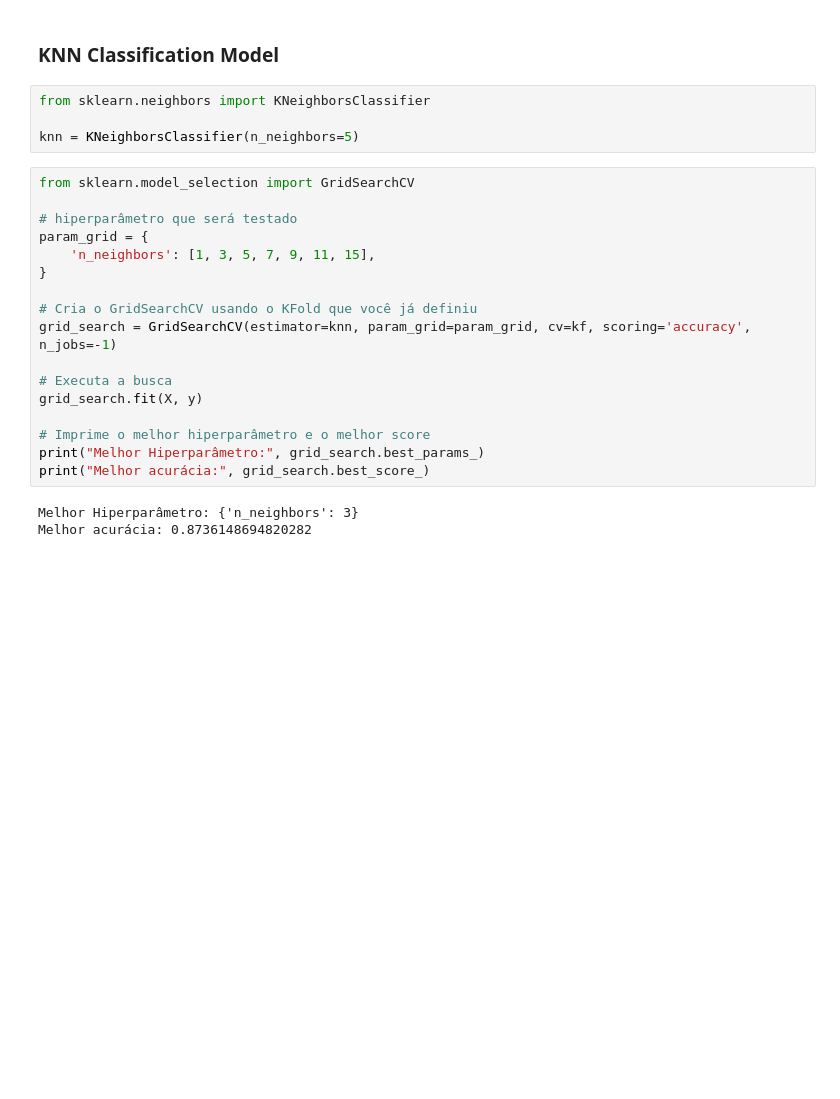
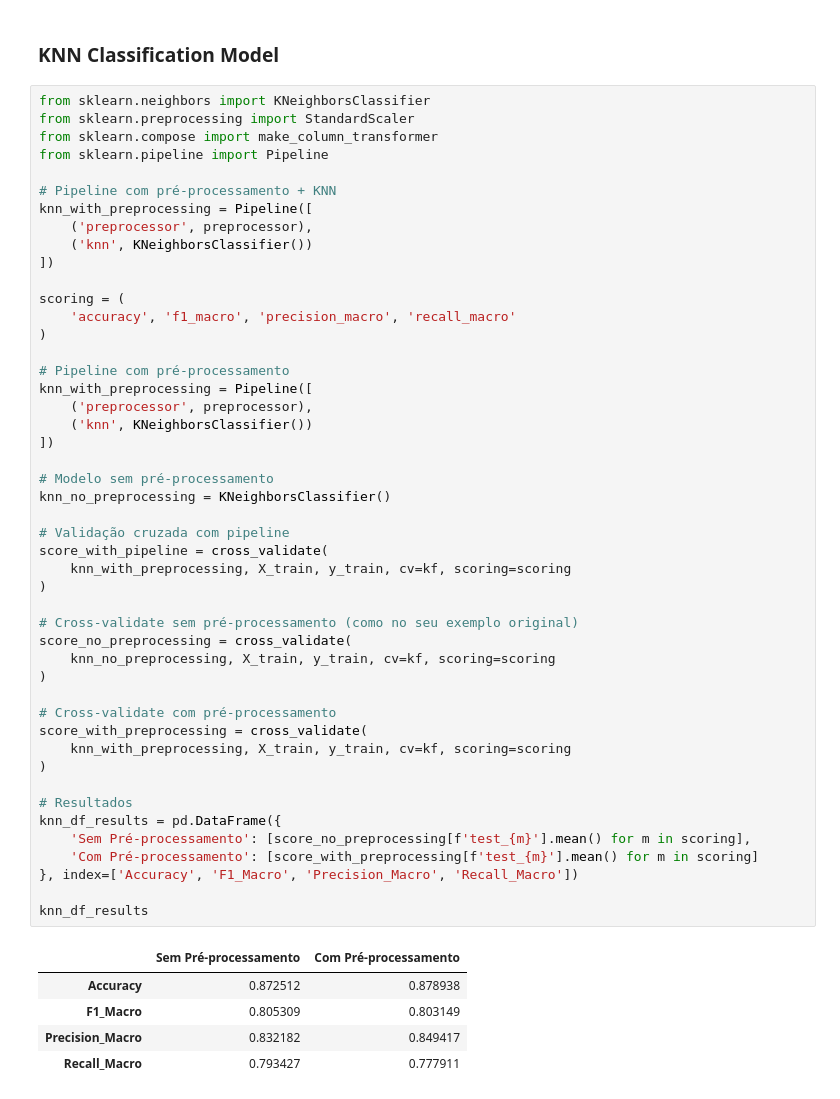
Before and after one commit to Jotape003/Trabalho-ML, a Jupyter notebook: phishingData.ipynb, the cells around one changed output. Saved outputs shown, nothing was run; the diff lists cells and outputs as text; blank space fills up the shorter version.

```diff
--- a/phishingData.ipynb
+++ b/phishingData.ipynb
@@ -613,25 +567,54 @@ plt.show()
 ### KNN Classification Model
 # %%
 from sklearn.neighbors import KNeighborsClassifier
+from sklearn.preprocessing import StandardScaler
+from sklearn.compose import make_column_transformer
+from sklearn.pipeline import Pipeline
 
-knn = KNeighborsClassifier(n_neighbors=5)
+# Pipeline com pré-processamento + KNN
+knn_with_preprocessing = Pipeline([
+    ('preprocessor', preprocessor),
+    ('knn', KNeighborsClassifier())
+])
+
+scoring = (
+    'accuracy', 'f1_macro', 'precision_macro', 'recall_macro'
+)
+
+# Pipeline com pré-processamento
+knn_with_preprocessing = Pipeline([
+    ('preprocessor', preprocessor),
+    ('knn', KNeighborsClassifier())
+])
+
+# Modelo sem pré-processamento
+knn_no_preprocessing = KNeighborsClassifier()
+
+# Validação cruzada com pipeline
+score_with_pipeline = cross_validate(
+    knn_with_preprocessing, X_train, y_train, cv=kf, scoring=scoring
+)
+
+# Cross-validate sem pré-processamento (como no seu exemplo original)
+score_no_preprocessing = cross_validate(
+    knn_no_preprocessing, X_train, y_train, cv=kf, scoring=scoring
+)
+
+# Cross-validate com pré-processamento
+score_with_preprocessing = cross_validate(
+    knn_with_preprocessing, X_train, y_train, cv=kf, scoring=scoring
+)
+
+# Resultados
+knn_df_results = pd.DataFrame({
+    'Sem Pré-processamento': [score_no_preprocessing[f'test_{m}'].mean() for m in scoring],
+    'Com Pré-processamento': [score_with_preprocessing[f'test_{m}'].mean() for m in scoring]
+}, index=['Accuracy', 'F1_Macro', 'Precision_Macro', 'Recall_Macro'])
+
+knn_df_results
+# %% [output]
+|  | Sem Pré-processamento | Com Pré-processamento |
+| Accuracy | 0.872512 | 0.878938 |
+| F1_Macro | 0.805309 | 0.803149 |
+| Precision_Macro | 0.832182 | 0.849417 |
+| Recall_Macro | 0.793427 | 0.777911 |
-# %%
-from sklearn.model_selection import GridSearchCV
-
-# hiperparâmetro que será testado
-param_grid = {
-    'n_neighbors': [1, 3, 5, 7, 9, 11, 15],
-}
-
-# Cria o GridSearchCV usando o KFold que você já definiu
-grid_search = GridSearchCV(estimator=knn, param_grid=param_grid, cv=kf, scoring='accuracy', n_jobs=-1)
-
-# Executa a busca
-grid_search.fit(X, y)
-
-# Imprime o melhor hiperparâmetro e o melhor score
-print("Melhor Hiperparâmetro:", grid_search.best_params_)
-print("Melhor acurácia:", grid_search.best_score_)
-# %% [output]
-Melhor Hiperparâmetro: {'n_neighbors': 3}
-Melhor acurácia: 0.8736148694820282
```
Also changed, not shown: parts of 12 cells of this notebook, 1 other file.
